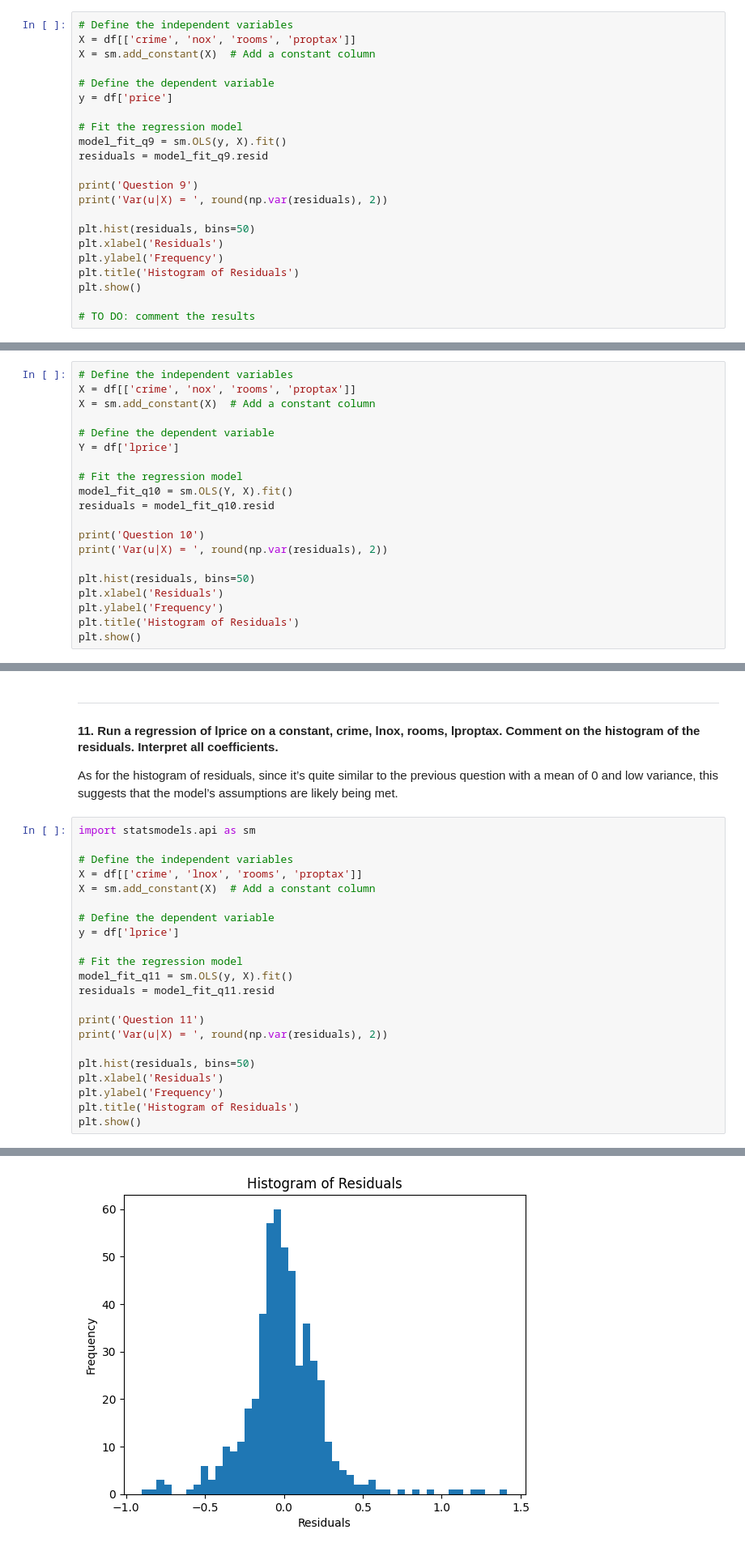
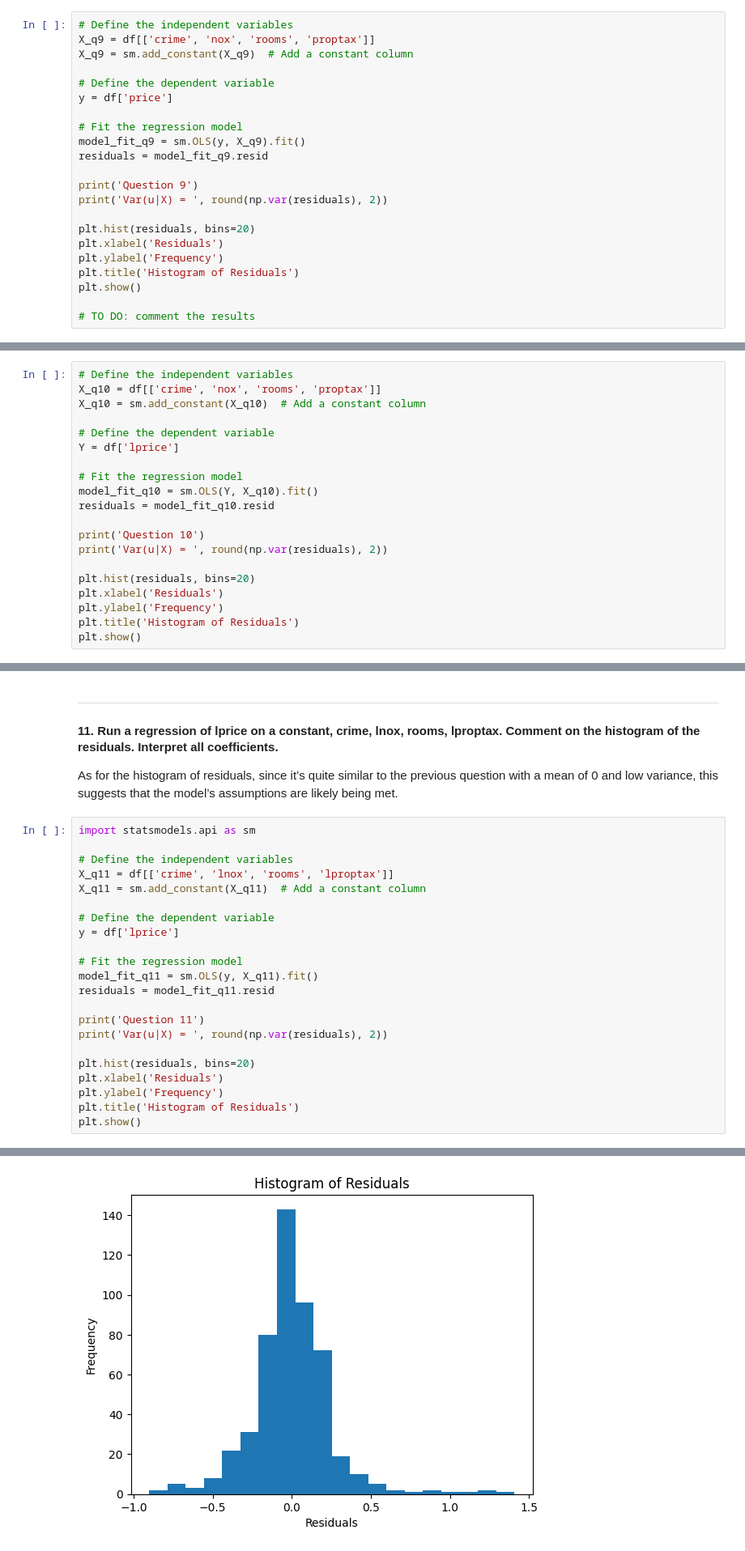
Before and after one commit to joaomelga/MODS202-project, a Jupyter notebook: mods202-project.ipynb, the cells around one changed output, grey strips where cells are left out. Shown: that part at 81% size. Drawn from its saved outputs; the diff is of its cells as text.

```diff
--- a/mods202-project.ipynb
+++ b/mods202-project.ipynb
@@ -349,20 +349,20 @@ As for the histogram of residuals, if it has a mean of 0 but high variance, this
 In the presence of collinearity, the estimate of one variable’s impact on the dependent variable price while holding the others constant may not be reliable. The standard errors can be inflated, leading to larger confidence intervals or non-significant results (due to higher p-values), even if the predictor variables are truly related to the outcome.
 # %%
 # Define the independent variables
-X = df[['crime', 'nox', 'rooms', 'proptax']]
-X = sm.add_constant(X)  # Add a constant column
+X_q9 = df[['crime', 'nox', 'rooms', 'proptax']]
+X_q9 = sm.add_constant(X_q9)  # Add a constant column
 
 # Define the dependent variable
 y = df['price']
 
 # Fit the regression model
-model_fit_q9 = sm.OLS(y, X).fit()
+model_fit_q9 = sm.OLS(y, X_q9).fit()
 residuals = model_fit_q9.resid
 
 print('Question 9')
 print('Var(u|X) = ', round(np.var(residuals), 2))
 
-plt.hist(residuals, bins=50)
+plt.hist(residuals, bins=20)
 plt.xlabel('Residuals')
 plt.ylabel('Frequency')
 plt.title('Histogram of Residuals')
@@ -397,20 +397,20 @@ Coeficients interpretations
 Regarding the histogram of residuals, if it has a mean of 0 and low variance, this suggests that the model’s assumptions are likely being met. The residuals of a well-specified linear regression model should be normally distributed with a mean of 0, and having low variance indicates homoscedasticity at a certain level, which is another assumption of linear regression. However, it’s always a good idea to conduct formal statistical tests or use diagnostic plots to check these assumptions more rigorously.
 # %%
 # Define the independent variables
-X = df[['crime', 'nox', 'rooms', 'proptax']]
-X = sm.add_constant(X)  # Add a constant column
+X_q10 = df[['crime', 'nox', 'rooms', 'proptax']]
+X_q10 = sm.add_constant(X_q10)  # Add a constant column
 
 # Define the dependent variable
 Y = df['lprice']
 
 # Fit the regression model
-model_fit_q10 = sm.OLS(Y, X).fit()
+model_fit_q10 = sm.OLS(Y, X_q10).fit()
 residuals = model_fit_q10.resid
 
 print('Question 10')
 print('Var(u|X) = ', round(np.var(residuals), 2))
 
-plt.hist(residuals, bins=50)
+plt.hist(residuals, bins=20)
 plt.xlabel('Residuals')
 plt.ylabel('Frequency')
 plt.title('Histogram of Residuals')
@@ -445,20 +445,20 @@ As for the histogram of residuals, since it’s quite similar to the previous qu
 import statsmodels.api as sm
 
 # Define the independent variables
-X = df[['crime', 'lnox', 'rooms', 'proptax']]
-X = sm.add_constant(X)  # Add a constant column
+X_q11 = df[['crime', 'lnox', 'rooms', 'lproptax']]
+X_q11 = sm.add_constant(X_q11)  # Add a constant column
 
 # Define the dependent variable
 y = df['lprice']
 
 # Fit the regression model
-model_fit_q11 = sm.OLS(y, X).fit()
+model_fit_q11 = sm.OLS(y, X_q11).fit()
 residuals = model_fit_q11.resid
 
 print('Question 11')
 print('Var(u|X) = ', round(np.var(residuals), 2))
 
-plt.hist(residuals, bins=50)
+plt.hist(residuals, bins=20)
 plt.xlabel('Residuals')
 plt.ylabel('Frequency')
 plt.title('Histogram of Residuals')
@@ -469,4 +469,4 @@ Var(u|X) =  0.07
-[figure, old version]
+[figure, new version]
 # %% [markdown]
 Coeficients interpretation
 
```
Also changed, not shown: parts of 21 cells of this notebook, 1 other file.
